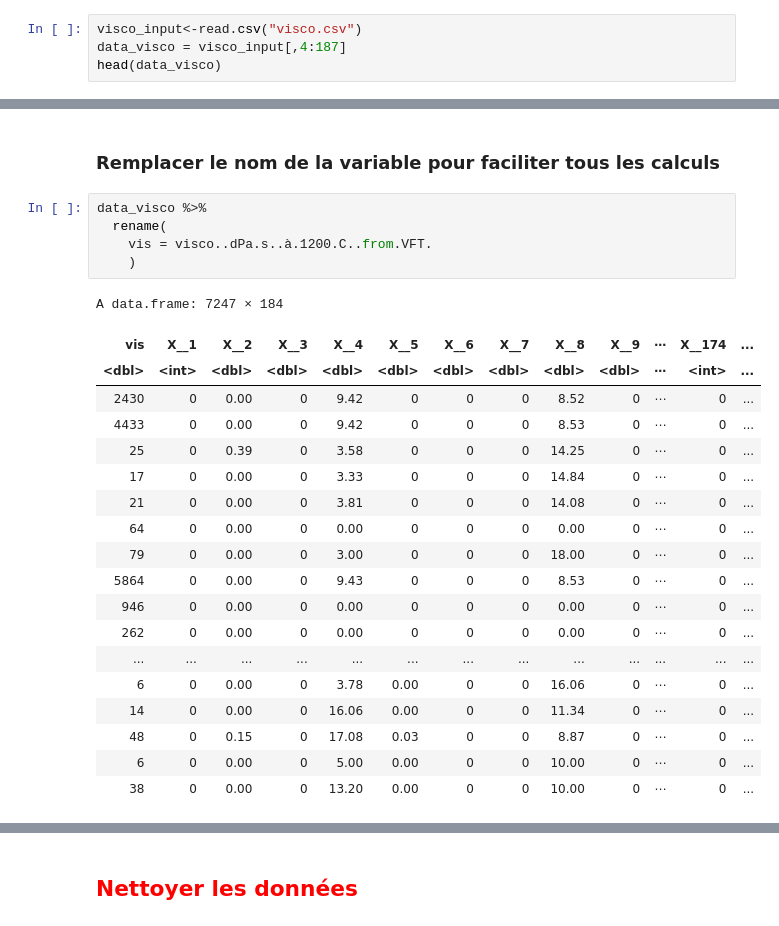
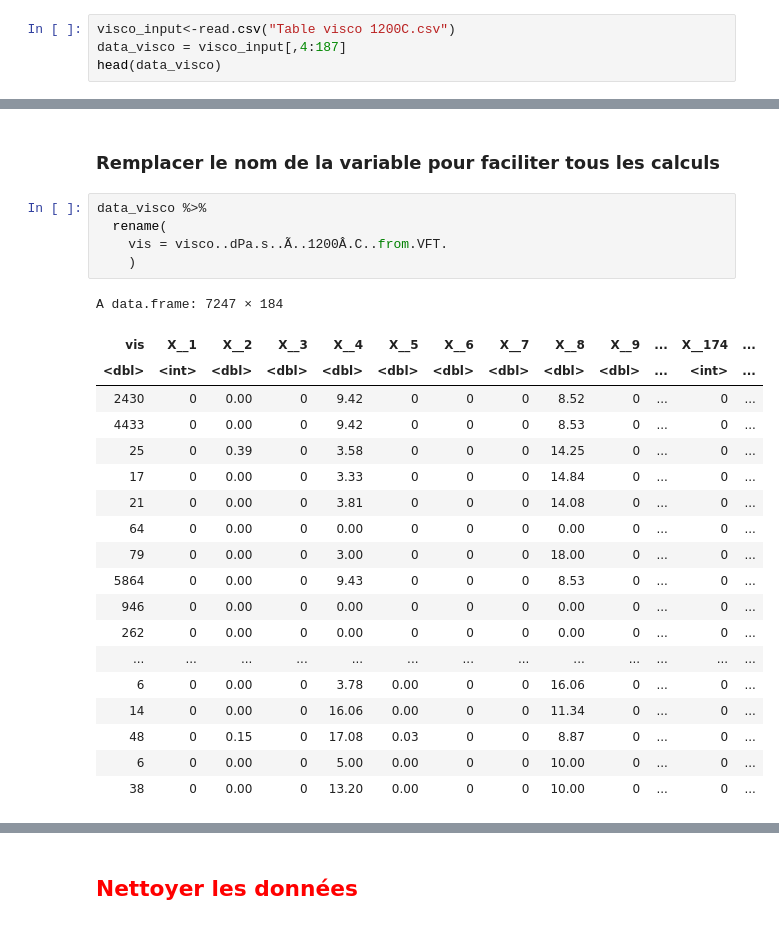
Before and after one commit to supetite/Projet-IPPON, a Jupyter notebook: Traitement des donnees.ipynb, the cells around one changed output, grey strips where cells are left out. Saved outputs shown, nothing was run; the diff lists cells and outputs as text.

```diff
--- a/Traitement des donnees.ipynb
+++ b/Traitement des donnees.ipynb
@@ -16,7 +16,7 @@ library(tidyverse)
 # %% [markdown]
 ## <FONT COLOR="Red"> Importation de données
 # %%
-visco_input<-read.csv("visco.csv")
+visco_input<-read.csv("Table visco 1200C.csv")
 data_visco = visco_input[,4:187]
 head(data_visco)
 # %% [output]
@@ -34,28 +34,28 @@ A data.frame: 6 × 184
 # %%
 data_visco %>%
   rename(
-    vis = visco..dPa.s..à.1200.C..from.VFT.
+    vis = visco..dPa.s..Ã..1200Â.C..from.VFT.
     )
 # %% [output]
 A data.frame: 7247 × 184
-| vis | X__1 | X__2 | X__3 | X__4 | X__5 | X__6 | X__7 | X__8 | X__9 | ⋯ | X__174 | ... |
-| <dbl> | <int> | <dbl> | <dbl> | <dbl> | <dbl> | <dbl> | <dbl> | <dbl> | <dbl> | ⋯ | <int> | ... |
-| 2430 | 0 | 0.00 | 0 | 9.42 | 0 | 0 | 0 | 8.52 | 0 | ⋯ | 0 | ... |
-| 4433 | 0 | 0.00 | 0 | 9.42 | 0 | 0 | 0 | 8.53 | 0 | ⋯ | 0 | ... |
-| 25 | 0 | 0.39 | 0 | 3.58 | 0 | 0 | 0 | 14.25 | 0 | ⋯ | 0 | ... |
-| 17 | 0 | 0.00 | 0 | 3.33 | 0 | 0 | 0 | 14.84 | 0 | ⋯ | 0 | ... |
-| 21 | 0 | 0.00 | 0 | 3.81 | 0 | 0 | 0 | 14.08 | 0 | ⋯ | 0 | ... |
-| 64 | 0 | 0.00 | 0 | 0.00 | 0 | 0 | 0 | 0.00 | 0 | ⋯ | 0 | ... |
-| 79 | 0 | 0.00 | 0 | 3.00 | 0 | 0 | 0 | 18.00 | 0 | ⋯ | 0 | ... |
-| 5864 | 0 | 0.00 | 0 | 9.43 | 0 | 0 | 0 | 8.53 | 0 | ⋯ | 0 | ... |
-| 946 | 0 | 0.00 | 0 | 0.00 | 0 | 0 | 0 | 0.00 | 0 | ⋯ | 0 | ... |
-| 262 | 0 | 0.00 | 0 | 0.00 | 0 | 0 | 0 | 0.00 | 0 | ⋯ | 0 | ... |
+| vis | X__1 | X__2 | X__3 | X__4 | X__5 | X__6 | X__7 | X__8 | X__9 | ... | X__174 | ... |
+| <dbl> | <int> | <dbl> | <dbl> | <dbl> | <dbl> | <dbl> | <dbl> | <dbl> | <dbl> | ... | <int> | ... |
+| 2430 | 0 | 0.00 | 0 | 9.42 | 0 | 0 | 0 | 8.52 | 0 | ... | 0 | ... |
+| 4433 | 0 | 0.00 | 0 | 9.42 | 0 | 0 | 0 | 8.53 | 0 | ... | 0 | ... |
+| 25 | 0 | 0.39 | 0 | 3.58 | 0 | 0 | 0 | 14.25 | 0 | ... | 0 | ... |
+| 17 | 0 | 0.00 | 0 | 3.33 | 0 | 0 | 0 | 14.84 | 0 | ... | 0 | ... |
+| 21 | 0 | 0.00 | 0 | 3.81 | 0 | 0 | 0 | 14.08 | 0 | ... | 0 | ... |
+| 64 | 0 | 0.00 | 0 | 0.00 | 0 | 0 | 0 | 0.00 | 0 | ... | 0 | ... |
+| 79 | 0 | 0.00 | 0 | 3.00 | 0 | 0 | 0 | 18.00 | 0 | ... | 0 | ... |
+| 5864 | 0 | 0.00 | 0 | 9.43 | 0 | 0 | 0 | 8.53 | 0 | ... | 0 | ... |
+| 946 | 0 | 0.00 | 0 | 0.00 | 0 | 0 | 0 | 0.00 | 0 | ... | 0 | ... |
+| 262 | 0 | 0.00 | 0 | 0.00 | 0 | 0 | 0 | 0.00 | 0 | ... | 0 | ... |
 | ... | ... | ... | ... | ... | ... | ... | ... | ... | ... | ... | ... | ... |
-| 6 | 0 | 0.00 | 0 | 3.78 | 0.00 | 0 | 0 | 16.06 | 0 | ⋯ | 0 | ... |
-| 14 | 0 | 0.00 | 0 | 16.06 | 0.00 | 0 | 0 | 11.34 | 0 | ⋯ | 0 | ... |
-| 48 | 0 | 0.15 | 0 | 17.08 | 0.03 | 0 | 0 | 8.87 | 0 | ⋯ | 0 | ... |
-| 6 | 0 | 0.00 | 0 | 5.00 | 0.00 | 0 | 0 | 10.00 | 0 | ⋯ | 0 | ... |
-| 38 | 0 | 0.00 | 0 | 13.20 | 0.00 | 0 | 0 | 10.00 | 0 | ⋯ | 0 | ... |
+| 6 | 0 | 0.00 | 0 | 3.78 | 0.00 | 0 | 0 | 16.06 | 0 | ... | 0 | ... |
+| 14 | 0 | 0.00 | 0 | 16.06 | 0.00 | 0 | 0 | 11.34 | 0 | ... | 0 | ... |
+| 48 | 0 | 0.15 | 0 | 17.08 | 0.03 | 0 | 0 | 8.87 | 0 | ... | 0 | ... |
+| 6 | 0 | 0.00 | 0 | 5.00 | 0.00 | 0 | 0 | 10.00 | 0 | ... | 0 | ... |
+| 38 | 0 | 0.00 | 0 | 13.20 | 0.00 | 0 | 0 | 10.00 | 0 | ... | 0 | ... |
 # %%
 names(data_visco)[1] = 'vis'
 data_visco
```
Also changed, not shown: parts of 9 cells of this notebook, 4 other files.
